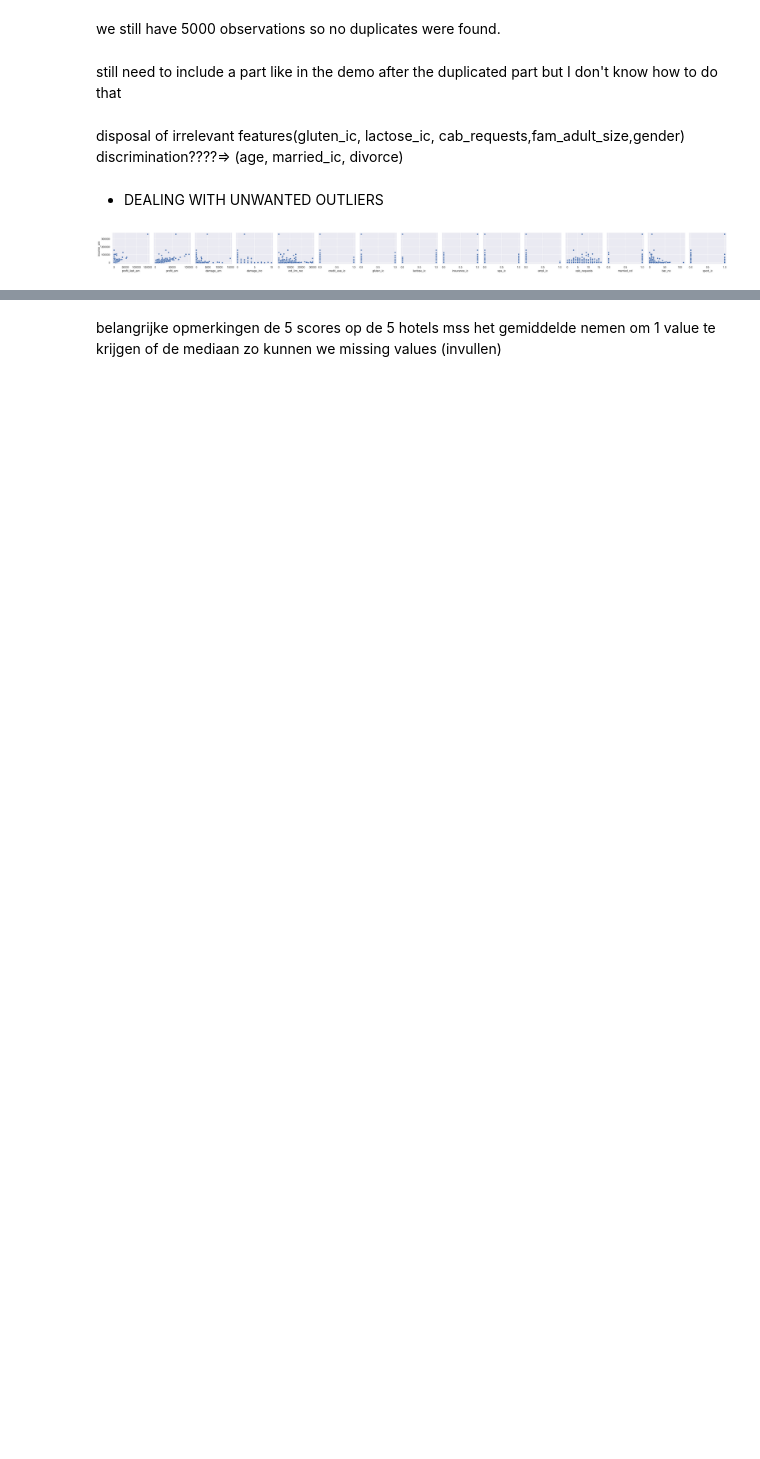
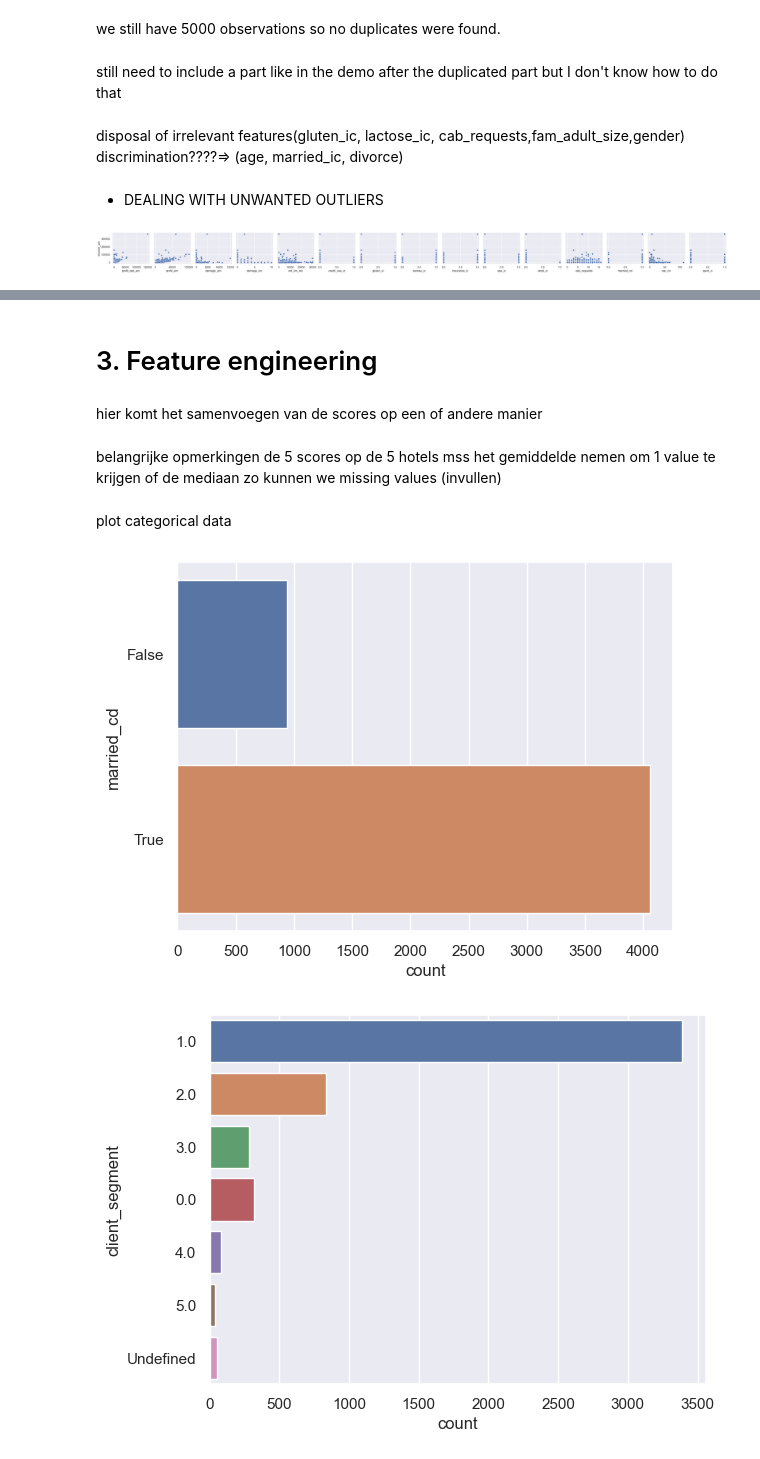
Before and after one commit to Vicba/SchoolProject, a Jupyter notebook: Project.ipynb, the cells around one changed output, grey strips where cells are left out. Saved outputs shown, nothing was run; the diff lists cells and outputs as text; code cells hidden in the pictures; blank space fills up the shorter version.

Commit message:
second big part of DataCleaning

```diff
--- a/Project.ipynb
+++ b/Project.ipynb
@@ -239,0 +264,14 @@ plt.show();
+# %%
+df_imputed = df_no_irrelevant_features.copy()
+
+# import Imputer
+from sklearn.impute import SimpleImputer
+
+# Create an imputer object that looks for 'Nan' values, then replaces them with the mean value of the feature by columns (axis=0)
+mean_imputer = SimpleImputer(missing_values=np.nan, strategy='mean')
+
+# Train the imputor on the dataset
+mean_imputer = mean_imputer.fit(df_no_irrelevant_features[['income_am', 'profit_last_am', 'profit_am', 'damage_am', 'damage_inc', 'crd_lim_rec', 'credit_use_ic','insurance_ic', 'spa_ic', 'neighbor_income', 'age', 'marketing_permit', 'dining_ic', 'sect_empl', 'prev_stay', 'prev_all_in_stay', 'children_no', 'tenure_mts', 'tenure_yrs','claims_no', 'claims_am', 'nights_booked', 'shop_am']])
+#, 'profit_last_am', 'profit_am', 'damage_am', 'damage_inc', 'crd_lim_rec', 'credit_use_ic','insurance_ic', 'spa_ic', 'neighbor_income', 'age', 'marketing_permit', 'dining_ic', 'sect_empl', 'prev_stay', 'prev_all_in_stay', 'children_no', 'tenure_mts', 'tenure_yrs','claims_no', 'claims_am', 'nights_booked', 'shop_am'
+# Apply the imputer to the dataset (This imputer can also be used on future datasets)
+df_imputed[['income_am', 'profit_last_am', 'profit_am', 'damage_am', 'damage_inc', 'crd_lim_rec', 'credit_use_ic', 'insurance_ic', 'spa_ic', 'neighbor_income', 'age', 'marketing_permit', 'dining_ic', 'sect_empl', 'prev_stay', 'prev_all_in_stay', 'children_no', 'tenure_mts', 'tenure_yrs', 'claims_no', 'claims_am', 'nights_booked', 'shop_am']] = mean_imputer.transform(df_no_irrelevant_features[['income_am', 'profit_last_am', 'profit_am', 'damage_am', 'damage_inc', 'crd_lim_rec', 'credit_use_ic', 'insurance_ic', 'spa_ic', 'neighbor_income', 'age', 'marketing_permit', 'dining_ic', 'sect_empl', 'prev_stay', 'prev_all_in_stay', 'children_no', 'tenure_mts', 'tenure_yrs', 'claims_no', 'claims_am', 'nights_booked', 'shop_am']].values)
@@ -239,0 +300,8 @@ plt.show();
+# %%
+categorical = ['married_cd','client_segment','presidential','company_ic','retired']
+
+for col in categorical:
+    df_imputed[col] = df_imputed[col].astype('category')
+    df_imputed[col] = df_imputed[col].cat.add_categories('Undefined')
+    df_imputed[col] = df_imputed[col].fillna('Undefined')
+    df_imputed[col] = df_imputed[col].astype('object')
@@ -240,2 +329,16 @@ plt.show();
+# %% [markdown]
+# 3. Feature engineering
+# %% [markdown]
+hier komt het samenvoegen van de scores op een of andere manier
 # %% [markdown]
 belangrijke opmerkingen de 5 scores op de 5 hotels mss het gemiddelde nemen om 1 value te krijgen of de mediaan zo kunnen we missing values (invullen)
+# %% [markdown]
+plot categorical data
+# %%
+categorical = ['married_cd','client_segment','presidential','company_ic','retired']
+for i in categorical:
+    sns.countplot(y=df_imputed[i])
+    plt.show()
+# %% [output]
+[figure, added]
+[figure, added]
```
Also changed, not shown: parts of 12 cells of this notebook.
